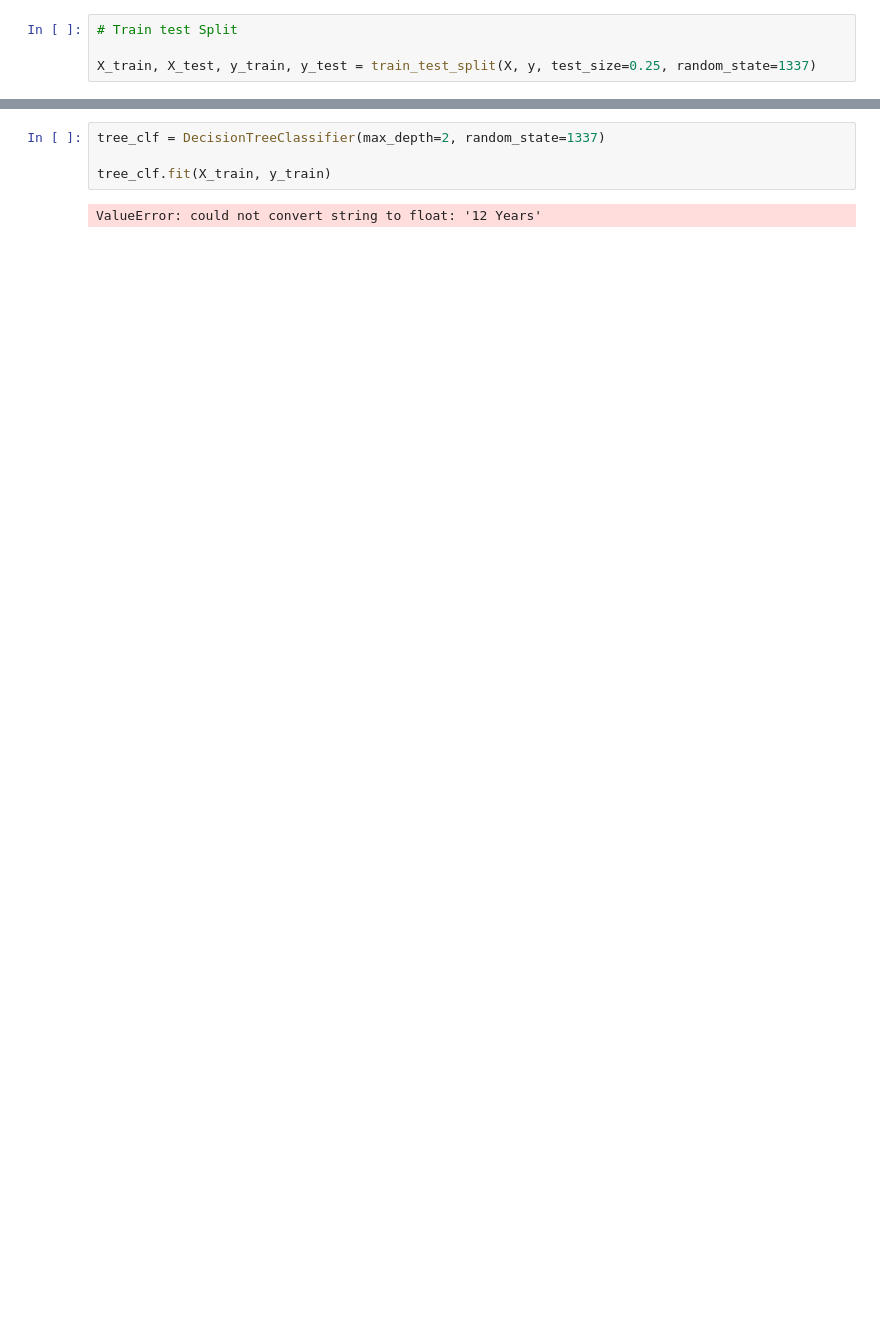
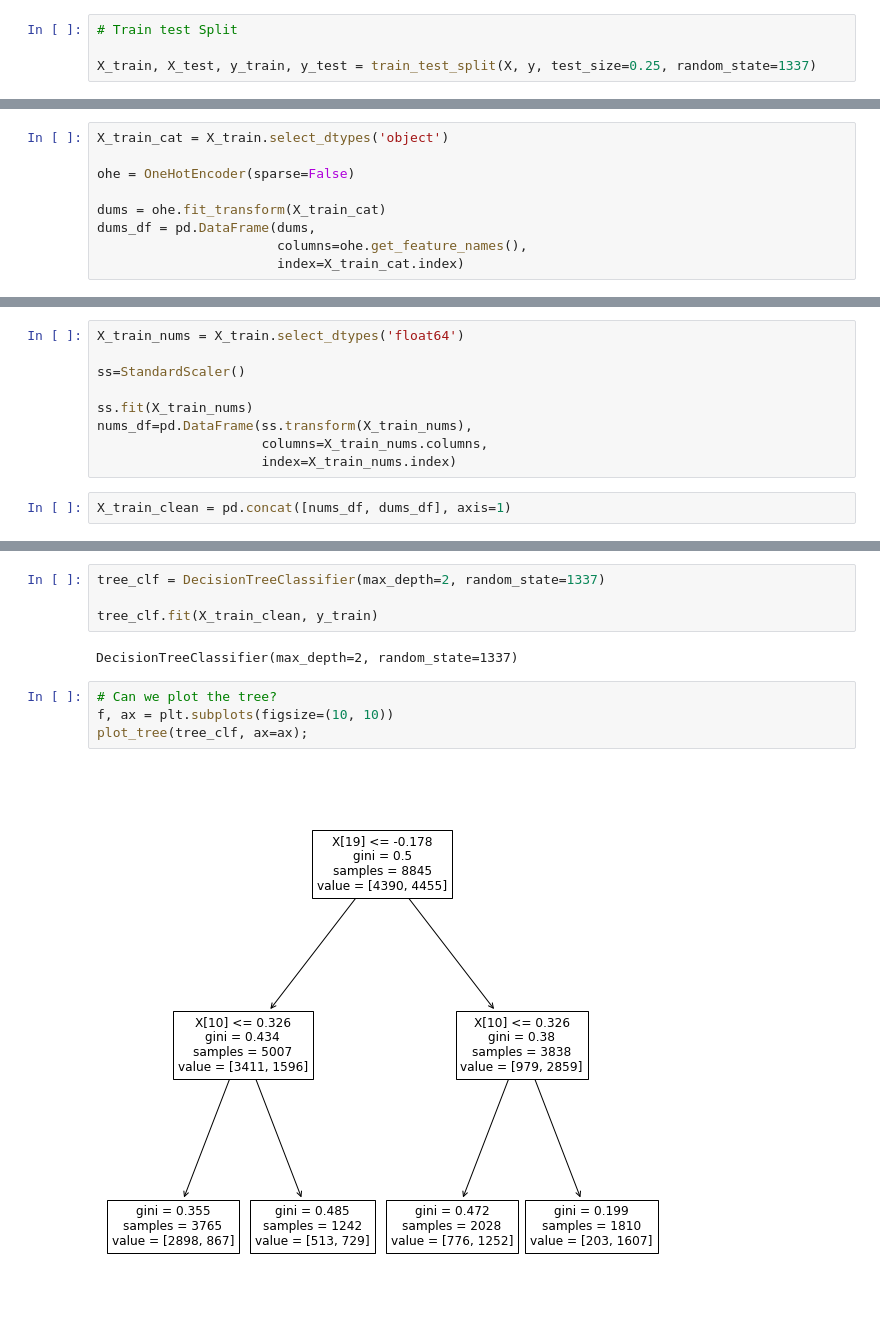
Before and after one commit to VinnieA3/dsc-phase-3-project, a Jupyter notebook: albert_notebook.ipynb, the cells around one changed output, grey strips where cells are left out. Drawn from its saved outputs; the diff is of its cells as text; blank space fills up the shorter version.

```diff
--- a/albert_notebook.ipynb
+++ b/albert_notebook.ipynb
@@ -301,0 +401,9 @@ X_test.shape
+# %%
+X_train_cat = X_train.select_dtypes('object')
+
+ohe = OneHotEncoder(sparse=False)
+
+dums = ohe.fit_transform(X_train_cat)
+dums_df = pd.DataFrame(dums,
+                       columns=ohe.get_feature_names(),
+                       index=X_train_cat.index)
@@ -301,0 +439,11 @@ X_test.shape
+# %%
+X_train_nums = X_train.select_dtypes('float64')
+
+ss=StandardScaler()
+
+ss.fit(X_train_nums)
+nums_df=pd.DataFrame(ss.transform(X_train_nums),
+                     columns=X_train_nums.columns,
+                     index=X_train_nums.index)
+# %%
+X_train_clean = pd.concat([nums_df, dums_df], axis=1)
@@ -302,6 +509,12 @@ X_test.shape
 # %%
 tree_clf = DecisionTreeClassifier(max_depth=2, random_state=1337)
 
-tree_clf.fit(X_train, y_train)
+tree_clf.fit(X_train_clean, y_train)
 # %% [output]
-ValueError: could not convert string to float: '12 Years'
+DecisionTreeClassifier(max_depth=2, random_state=1337)
+# %%
+# Can we plot the tree?
+f, ax = plt.subplots(figsize=(10, 10))
+plot_tree(tree_clf, ax=ax);
+# %% [output]
+[figure, added]
```
Also changed, not shown: parts of 40 cells of this notebook.
